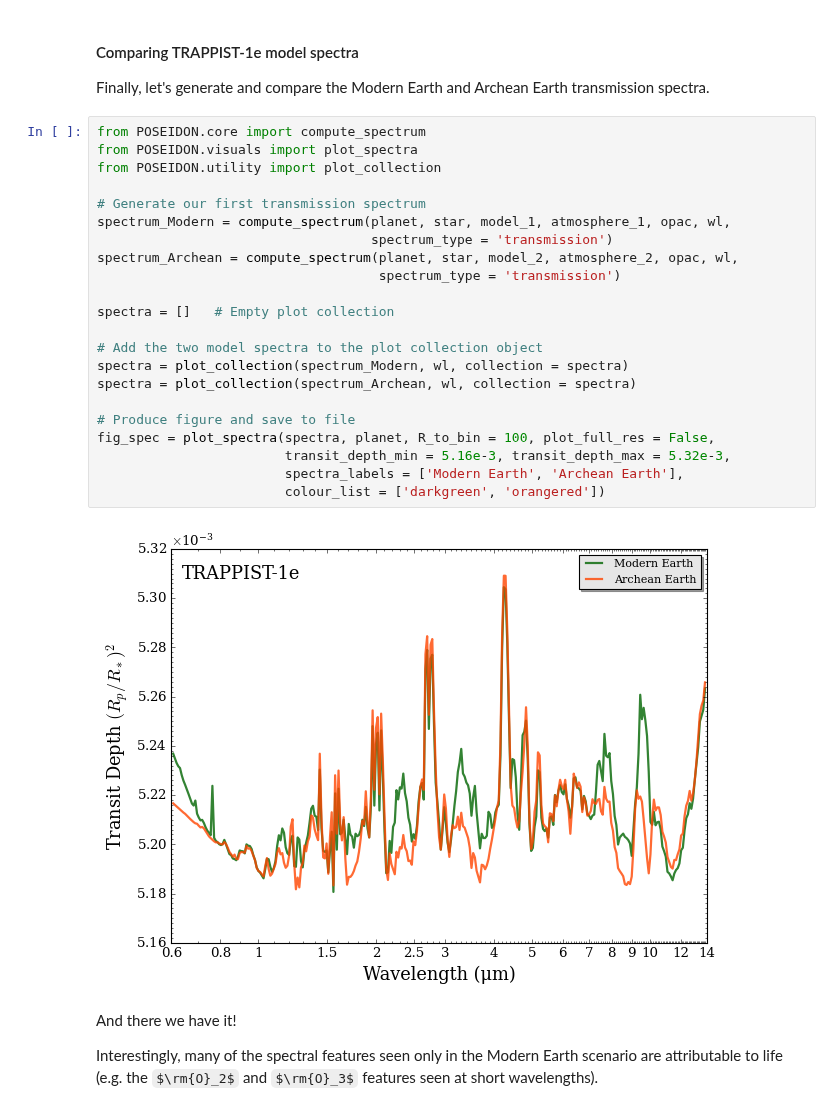
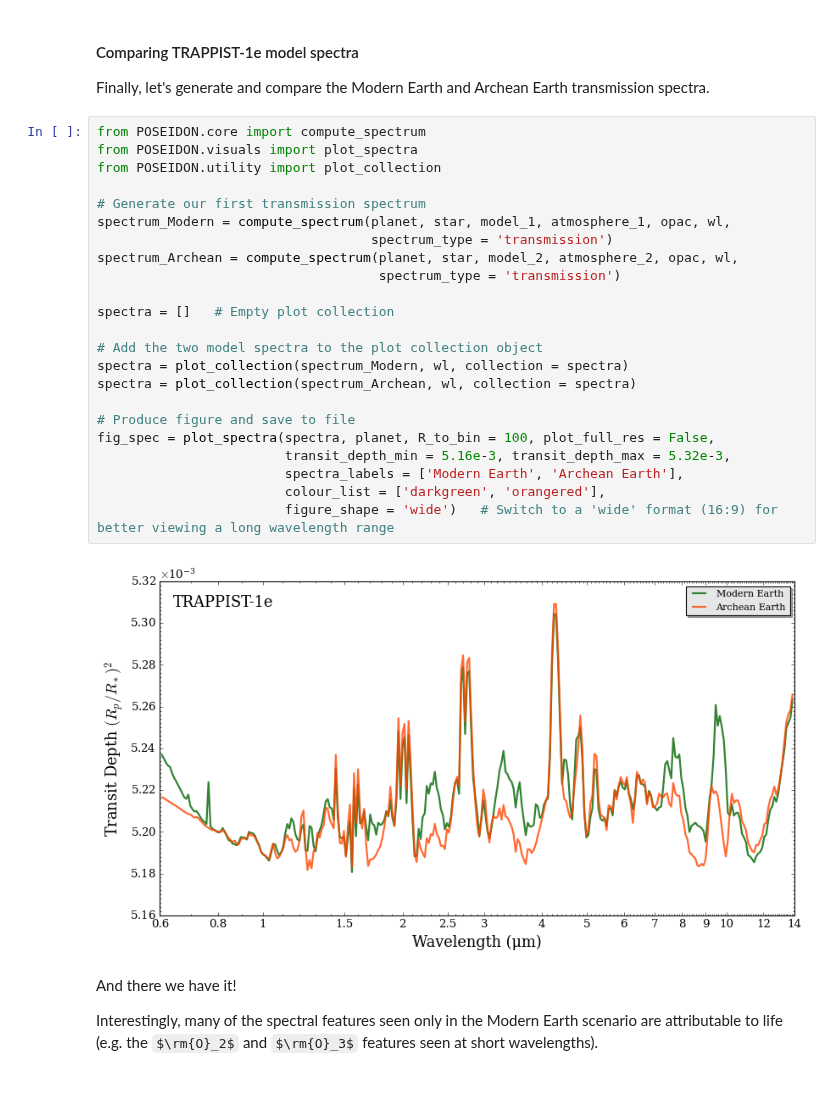
Before and after one commit to MartianColonist/POSEIDON, a Jupyter notebook: docs/content/notebooks/transmission_terrestrial.ipynb, the cells around one changed output. Drawn from its saved outputs; the diff is of its cells as text; some formulas as TeX source.

Commit message:
Embedded image fix #3

```diff
--- a/docs/content/notebooks/transmission_terrestrial.ipynb
+++ b/docs/content/notebooks/transmission_terrestrial.ipynb
@@ -241,27 +241,28 @@ Finally, let's generate and compare the Modern Earth and Archean Earth transmiss
 # %%
 from POSEIDON.core import compute_spectrum
 from POSEIDON.visuals import plot_spectra
 from POSEIDON.utility import plot_collection
 
 # Generate our first transmission spectrum
 spectrum_Modern = compute_spectrum(planet, star, model_1, atmosphere_1, opac, wl,
                                    spectrum_type = 'transmission')
 spectrum_Archean = compute_spectrum(planet, star, model_2, atmosphere_2, opac, wl,
                                     spectrum_type = 'transmission')
 
 spectra = []   # Empty plot collection
 
 # Add the two model spectra to the plot collection object
 spectra = plot_collection(spectrum_Modern, wl, collection = spectra)
 spectra = plot_collection(spectrum_Archean, wl, collection = spectra)
 
 # Produce figure and save to file
 fig_spec = plot_spectra(spectra, planet, R_to_bin = 100, plot_full_res = False,
                         transit_depth_min = 5.16e-3, transit_depth_max = 5.32e-3,
                         spectra_labels = ['Modern Earth', 'Archean Earth'],
-                        colour_list = ['darkgreen', 'orangered'])
+                        colour_list = ['darkgreen', 'orangered'],
+                        figure_shape = 'wide')   # Switch to a 'wide' format (16:9) for better viewing a long wavelength range
 # %% [output]
-[figure, old version]
+[figure, new version]
 # %% [markdown]
 And there we have it!
 
```
Also changed, not shown: parts of 2 cells of this notebook.
